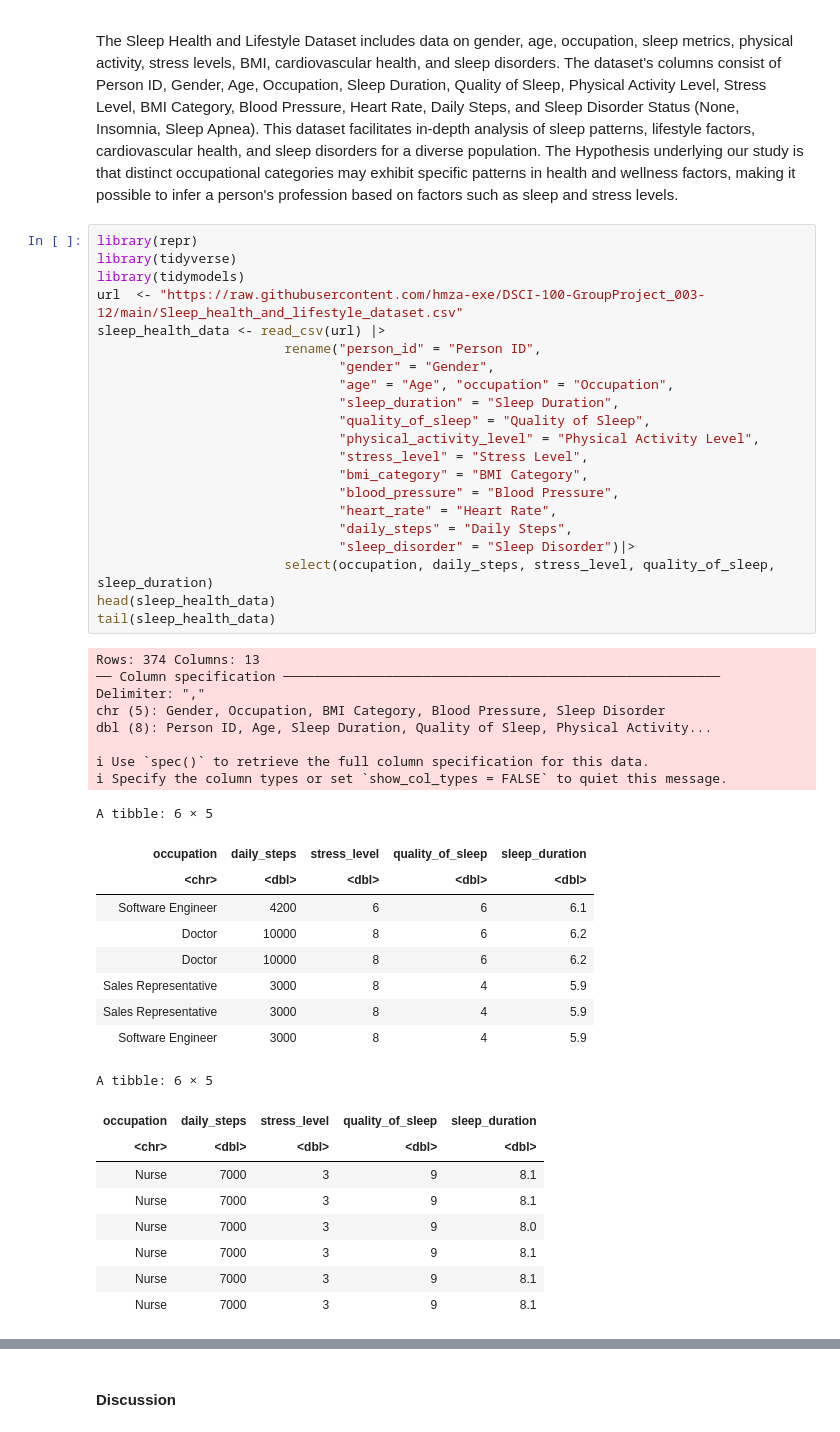
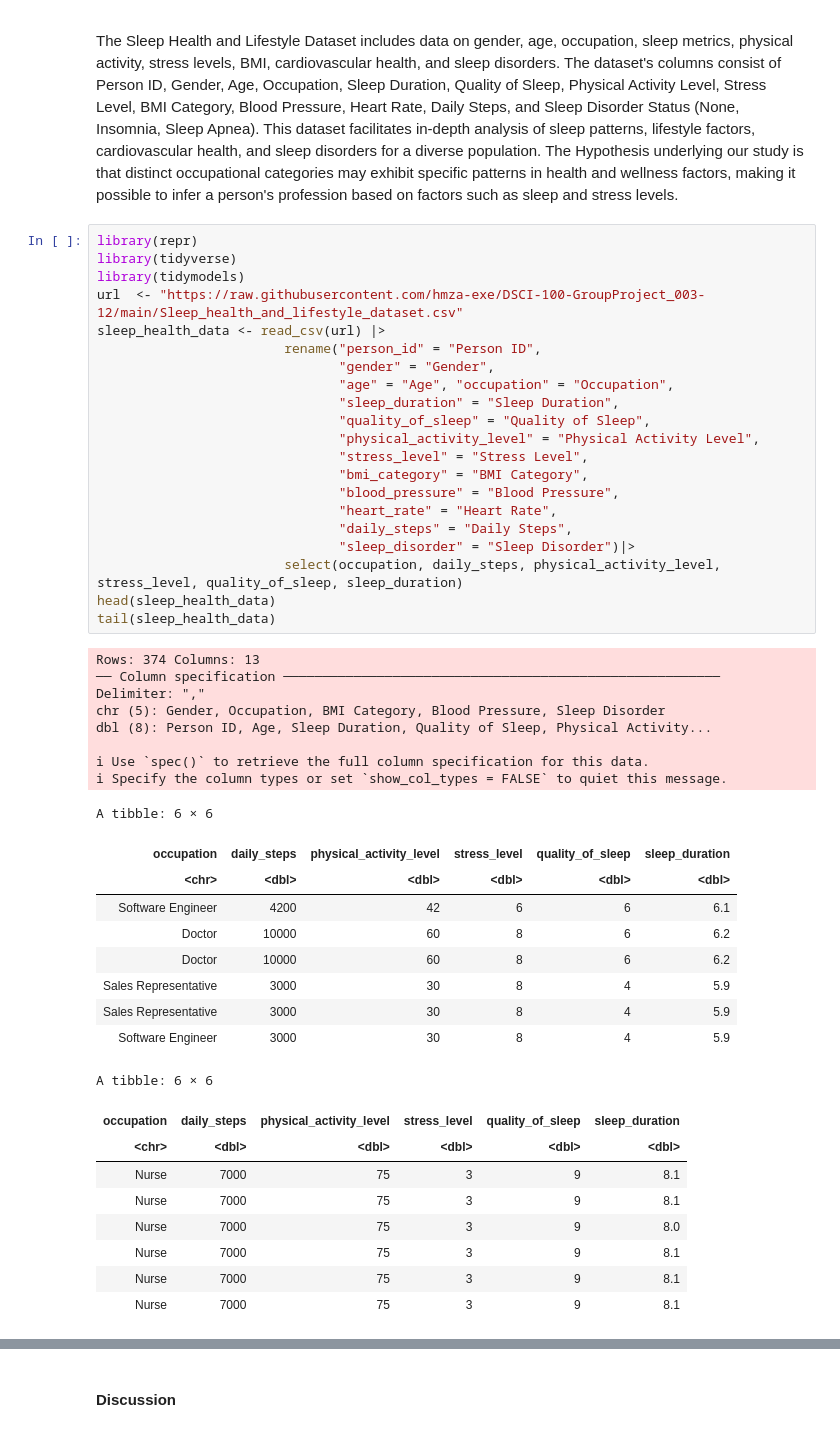
Before and after one commit to hmza-exe/DSCI-100-GroupProject_003-12, a Jupyter notebook: Project Report.ipynb, the cells around one changed output, grey strips where cells are left out. Cells and saved outputs as stored; diff of their text form.

```diff
--- a/Project Report.ipynb
+++ b/Project Report.ipynb
@@ -18,48 +18,48 @@ The Hypothesis underlying our study is that distinct occupational categories may
 # %%
 library(repr)
 library(tidyverse)
 library(tidymodels)
 url  <- "https://raw.githubusercontent.com/hmza-exe/DSCI-100-GroupProject_003-12/main/Sleep_health_and_lifestyle_dataset.csv"
 sleep_health_data <- read_csv(url) |>
                         rename("person_id" = "Person ID",
                                "gender" = "Gender",
                                "age" = "Age", "occupation" = "Occupation",
                                "sleep_duration" = "Sleep Duration",
                                "quality_of_sleep" = "Quality of Sleep",
                                "physical_activity_level" = "Physical Activity Level",
                                "stress_level" = "Stress Level",
                                "bmi_category" = "BMI Category",
                                "blood_pressure" = "Blood Pressure",
                                "heart_rate" = "Heart Rate",
                                "daily_steps" = "Daily Steps",
                                "sleep_disorder" = "Sleep Disorder")|>
-                        select(occupation, daily_steps, stress_level, quality_of_sleep, sleep_duration)
+                        select(occupation, daily_steps, physical_activity_level, stress_level, quality_of_sleep, sleep_duration)
 head(sleep_health_data)
 tail(sleep_health_data)
 # %% [output]
 Rows: 374 Columns: 13
 ── Column specification ────────────────────────────────────────────────────────
 Delimiter: ","
 chr (5): Gender, Occupation, BMI Category, Blood Pressure, Sleep Disorder
 dbl (8): Person ID, Age, Sleep Duration, Quality of Sleep, Physical Activity...
 
 ℹ Use `spec()` to retrieve the full column specification for this data.
 ℹ Specify the column types or set `show_col_types = FALSE` to quiet this message.
-A tibble: 6 × 5
+A tibble: 6 × 6
-| occupation | daily_steps | stress_level | quality_of_sleep | sleep_duration |
-| <chr> | <dbl> | <dbl> | <dbl> | <dbl> |
-| Software Engineer | 4200 | 6 | 6 | 6.1 |
-| Doctor | 10000 | 8 | 6 | 6.2 |
-| Doctor | 10000 | 8 | 6 | 6.2 |
-| Sales Representative | 3000 | 8 | 4 | 5.9 |
-| Sales Representative | 3000 | 8 | 4 | 5.9 |
-| Software Engineer | 3000 | 8 | 4 | 5.9 |
+| occupation | daily_steps | physical_activity_level | stress_level | quality_of_sleep | sleep_duration |
+| <chr> | <dbl> | <dbl> | <dbl> | <dbl> | <dbl> |
+| Software Engineer | 4200 | 42 | 6 | 6 | 6.1 |
+| Doctor | 10000 | 60 | 8 | 6 | 6.2 |
+| Doctor | 10000 | 60 | 8 | 6 | 6.2 |
+| Sales Representative | 3000 | 30 | 8 | 4 | 5.9 |
+| Sales Representative | 3000 | 30 | 8 | 4 | 5.9 |
+| Software Engineer | 3000 | 30 | 8 | 4 | 5.9 |
-A tibble: 6 × 5
+A tibble: 6 × 6
-| occupation | daily_steps | stress_level | quality_of_sleep | sleep_duration |
-| <chr> | <dbl> | <dbl> | <dbl> | <dbl> |
-| Nurse | 7000 | 3 | 9 | 8.1 |
-| Nurse | 7000 | 3 | 9 | 8.1 |
-| Nurse | 7000 | 3 | 9 | 8.0 |
-| Nurse | 7000 | 3 | 9 | 8.1 |
-| Nurse | 7000 | 3 | 9 | 8.1 |
-| Nurse | 7000 | 3 | 9 | 8.1 |
+| occupation | daily_steps | physical_activity_level | stress_level | quality_of_sleep | sleep_duration |
+| <chr> | <dbl> | <dbl> | <dbl> | <dbl> | <dbl> |
+| Nurse | 7000 | 75 | 3 | 9 | 8.1 |
+| Nurse | 7000 | 75 | 3 | 9 | 8.1 |
+| Nurse | 7000 | 75 | 3 | 9 | 8.0 |
+| Nurse | 7000 | 75 | 3 | 9 | 8.1 |
+| Nurse | 7000 | 75 | 3 | 9 | 8.1 |
+| Nurse | 7000 | 75 | 3 | 9 | 8.1 |
```
Also changed, not shown: parts of 1 cell of this notebook.
